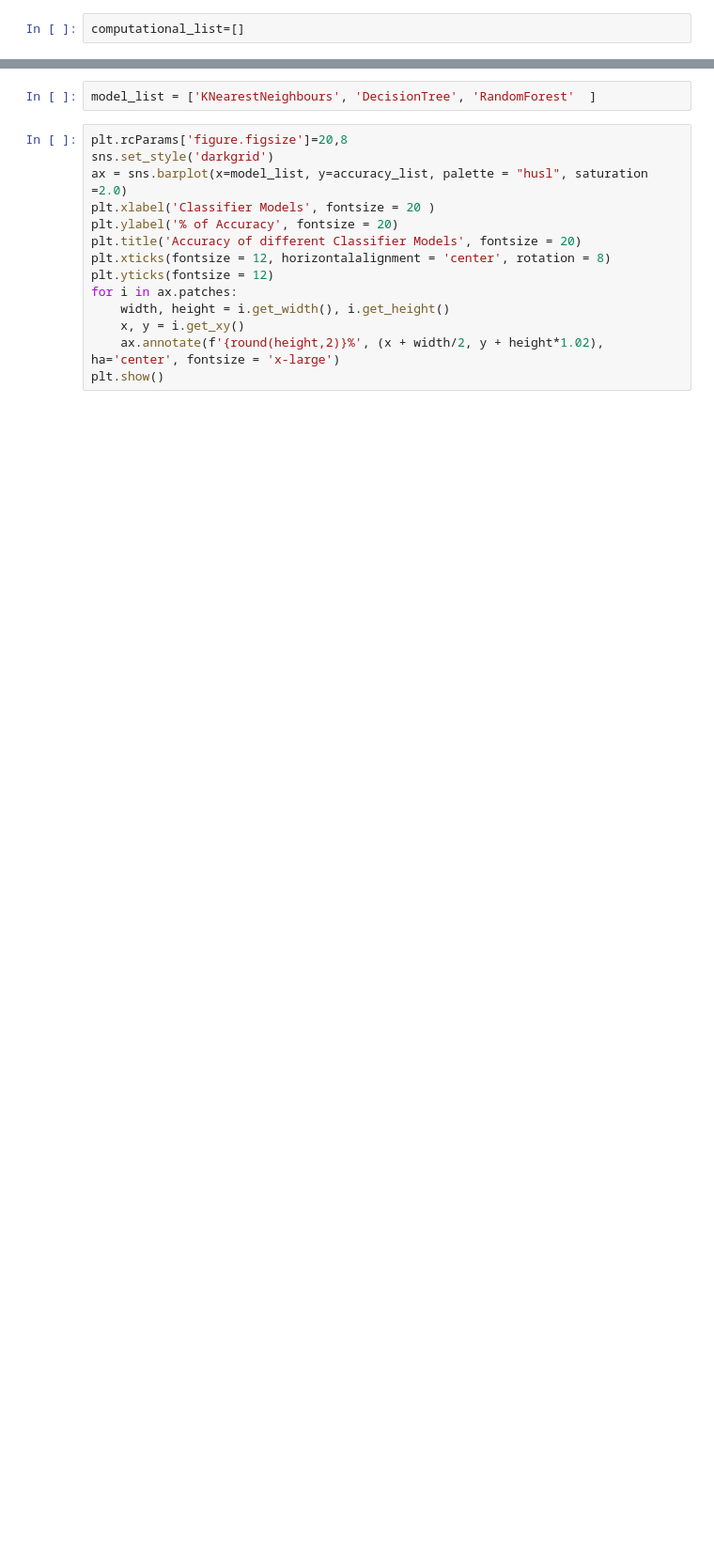
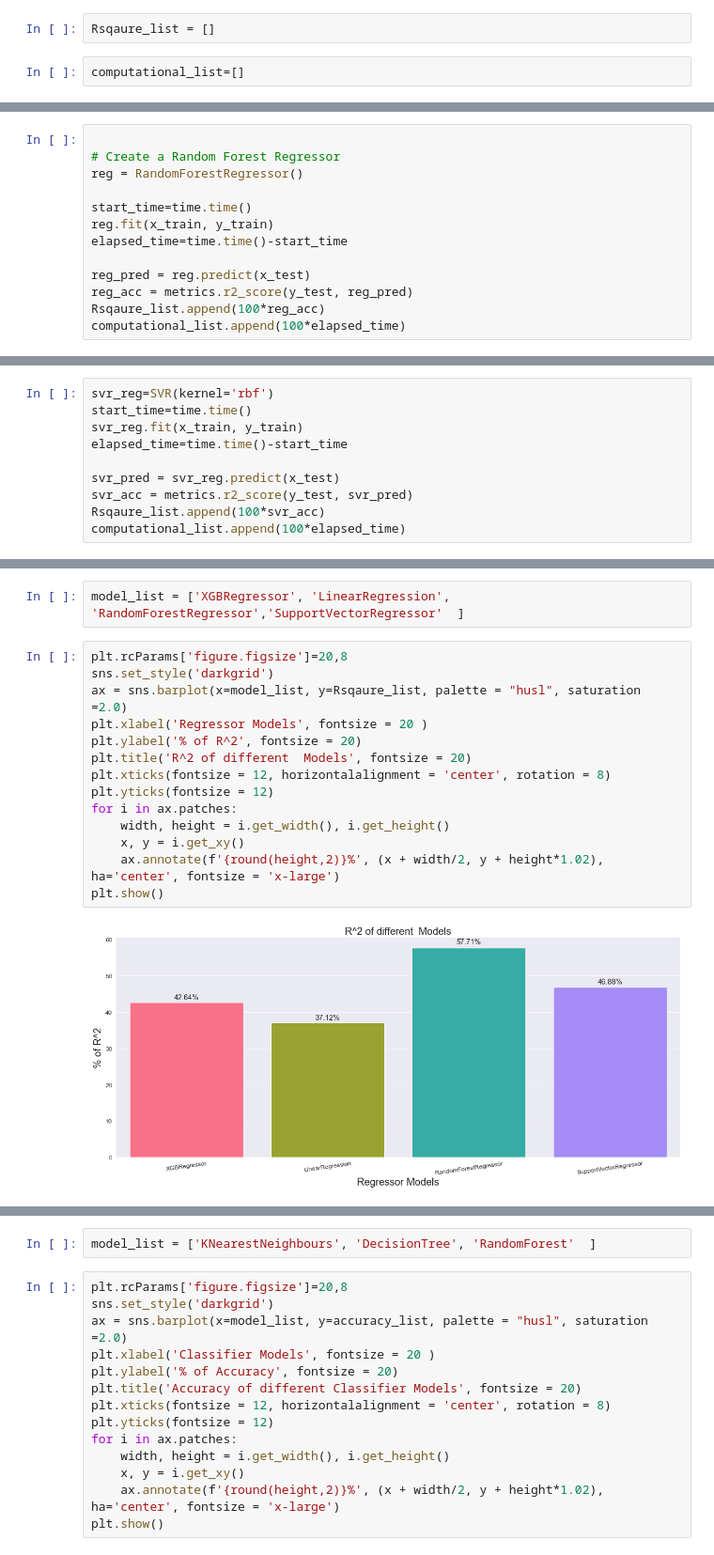
Before and after one commit to RanjanRavi2398/Heart-Failure-Using-Clinical-Record-Set, a Jupyter notebook: Heart_Failure.ipynb, the cells around one changed output, grey strips where cells are left out. Shown at 94% size. Saved outputs shown, nothing was run; the diff lists cells and outputs as text; blank space fills up the shorter version.

Commit message:
Add files via upload
Regression, Classification, and Clustering Technique. I have implemented in this notebook.

```diff
--- a/Heart_Failure.ipynb
+++ b/Heart_Failure.ipynb
@@ -378,2 +381,4 @@ accuracy_list = []
+# %%
+Rsqaure_list = []
 # %%
 computational_list=[]
@@ -379,0 +435,13 @@ computational_list=[]
+# %%
+
+# Create a Random Forest Regressor
+reg = RandomForestRegressor()
+
+start_time=time.time()
+reg.fit(x_train, y_train)
+elapsed_time=time.time()-start_time
+
+reg_pred = reg.predict(x_test)
+reg_acc = metrics.r2_score(y_test, reg_pred)
+Rsqaure_list.append(100*reg_acc)
+computational_list.append(100*elapsed_time)
@@ -379,0 +461,10 @@ computational_list=[]
+# %%
+svr_reg=SVR(kernel='rbf')
+start_time=time.time()
+svr_reg.fit(x_train, y_train)
+elapsed_time=time.time()-start_time
+
+svr_pred = svr_reg.predict(x_test)
+svr_acc = metrics.r2_score(y_test, svr_pred)
+Rsqaure_list.append(100*svr_acc)
+computational_list.append(100*elapsed_time)
@@ -379,0 +484,18 @@ computational_list=[]
+# %%
+model_list = ['XGBRegressor', 'LinearRegression', 'RandomForestRegressor','SupportVectorRegressor'  ]
+# %%
+plt.rcParams['figure.figsize']=20,8
+sns.set_style('darkgrid')
+ax = sns.barplot(x=model_list, y=Rsqaure_list, palette = "husl", saturation =2.0)
+plt.xlabel('Regressor Models', fontsize = 20 )
+plt.ylabel('% of R^2', fontsize = 20)
+plt.title('R^2 of different  Models', fontsize = 20)
+plt.xticks(fontsize = 12, horizontalalignment = 'center', rotation = 8)
+plt.yticks(fontsize = 12)
+for i in ax.patches:
+    width, height = i.get_width(), i.get_height()
+    x, y = i.get_xy()
+    ax.annotate(f'{round(height,2)}%', (x + width/2, y + height*1.02), ha='center', fontsize = 'x-large')
+plt.show()
+# %% [output]
+[figure, added]
```
Also changed, not shown: parts of 39 cells of this notebook.
